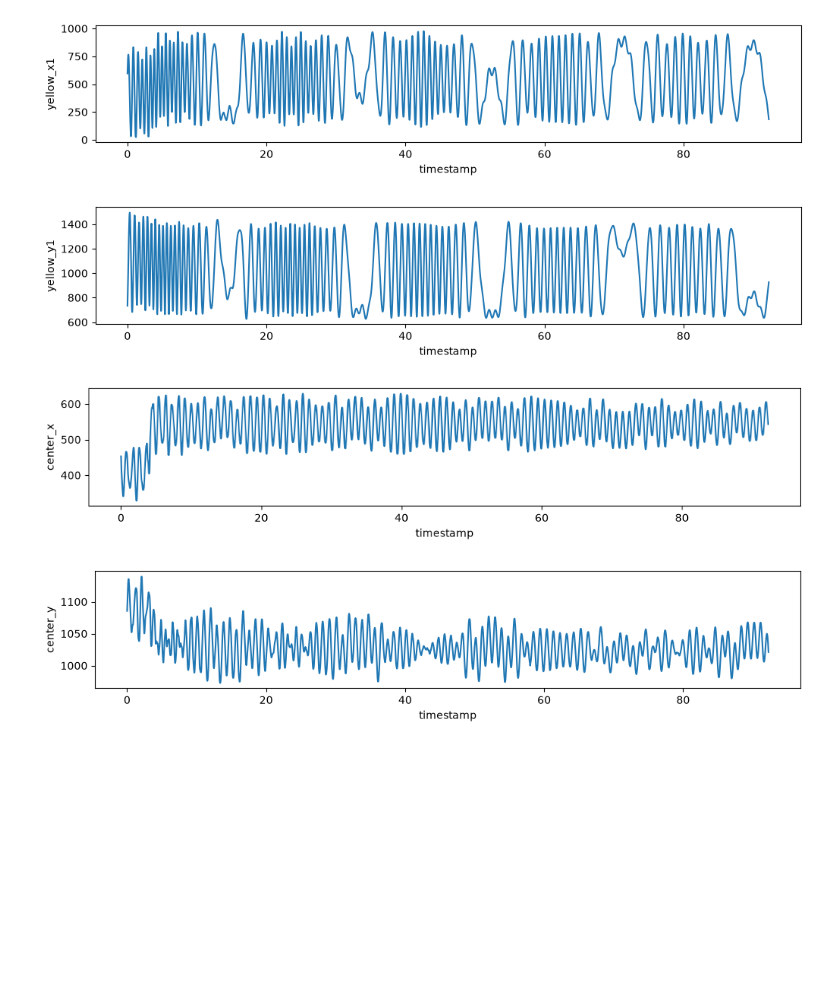
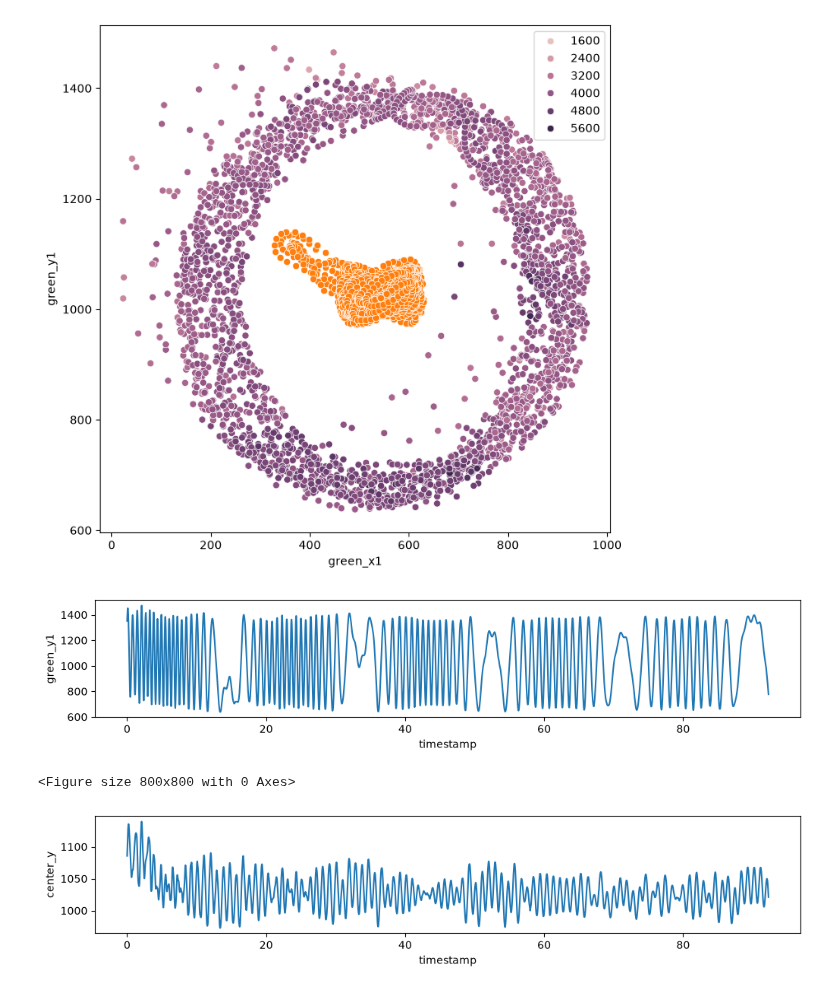
Before and after one commit to Sobhard/Spindle-Video-Processing, a Jupyter notebook: data_analysis/analysis.ipynb, the cells around one changed output. Cells and saved outputs as stored; diff of their text form; code cells hidden in the pictures; blank space fills up the shorter version.

Commit message:
More Graph Analysis

```diff
--- a/data_analysis/analysis.ipynb
+++ b/data_analysis/analysis.ipynb
@@ -4,35 +4,43 @@ import matplotlib.pyplot as plt
 import seaborn as sns
 
 tracking_data = pd.read_csv("results.csv")
-X_COLOR_1 = "yellow_x1"
-X_COLOR_2 = "yellow_x2"
-Y_COLOR_1 = "yellow_y1"
-Y_COLOR_2 = "yellow_y2"
-A_COLOR_1 = "yellow_area1"
-A_COLOR_2 = "yellow_area2"
+
+#write name of color to analyze (yellow, green, red)
+color = "green"
+
+X_COLOR_1 = f"{color}_x1"
+X_COLOR_2 = f"{color}_x2"
+Y_COLOR_1 = f"{color}_y1"
+Y_COLOR_2 = f"{color}_y2"
+A_COLOR_1 = f"{color}_area1"
+A_COLOR_2 = f"{color}_area2"
 X_CENTER = "center_x"
 Y_CENTER = "center_y"
 # %%
 #Time series data
 
-plt.figure(figsize=(12,2))
-sns.lineplot(tracking_data, x="timestamp", y=X_COLOR_1)
+#TODO: incorperate the time data into the scatter plots so we can visualize the trajectory
+#TODO: highlight regions with low/high area
+
+plt.figure(figsize=(8,8))
+sns.scatterplot(tracking_data, x=X_COLOR_1, y=Y_COLOR_1, hue=A_COLOR_1)
+sns.scatterplot(tracking_data, x=X_CENTER, y=Y_CENTER)
+#sns.lineplot(tracking_data, x=X_COLOR_1, y=Y_COLOR_1, lw=0.2)
 
 plt.figure(figsize=(12,2))
 sns.lineplot(tracking_data, x="timestamp", y=Y_COLOR_1)
 
-plt.figure(figsize=(12,2))
-sns.lineplot(tracking_data, x="timestamp", y=X_CENTER)
+plt.figure(figsize=(8,8))
 
 plt.figure(figsize=(12,2))
 sns.lineplot(tracking_data, x="timestamp", y=Y_CENTER)
 
 plt.show()
 # %% [output]
-[figure, old version]
+[figure, new version]
-[figure, old version]
+[figure, new version]
+<Figure size 800x800 with 0 Axes>
-[figure, old version]
+[figure, new version]
-[figure, removed]
 # %%
 # Looking at how the distance between adjacent dots changes over time
 import numpy as np
```
Also changed, not shown: parts of 5 cells of this notebook, 4 other files.
